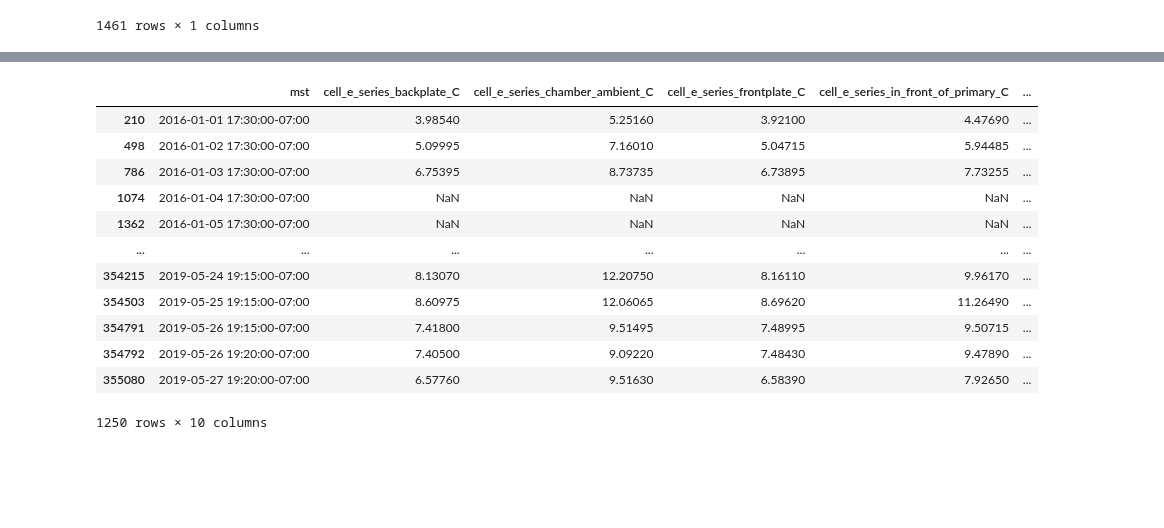
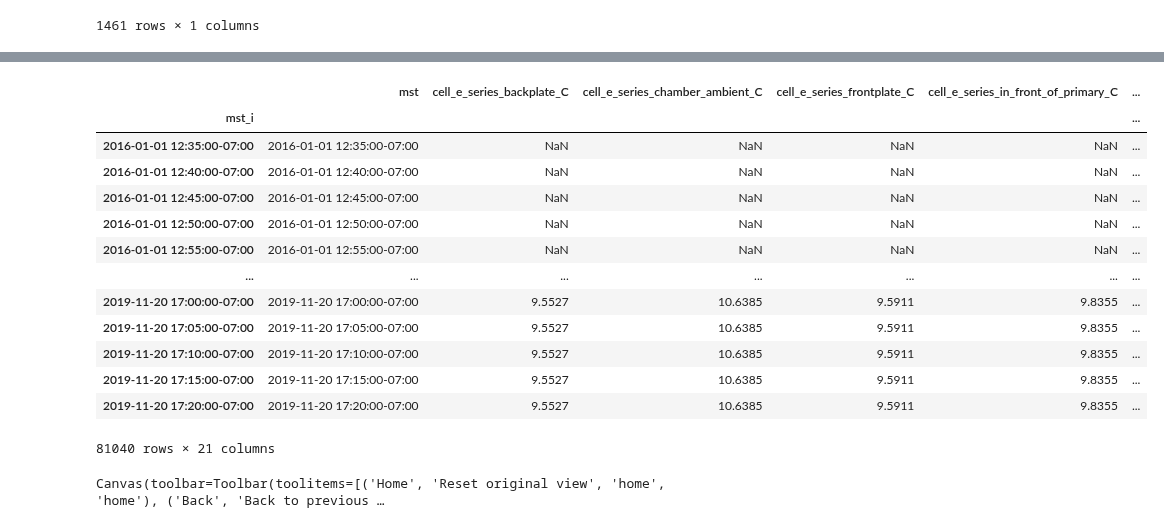
Before and after one commit to tepickering/HALcoll, a Jupyter notebook: notebooks/sunset_temp.ipynb, the cells around one changed output, grey strips where cells are left out. Drawn from its saved outputs; the diff is of its cells as text; code cells hidden in the pictures; blank space fills up the shorter version.

```diff
--- a/notebooks/sunset_temp.ipynb
+++ b/notebooks/sunset_temp.ipynb
@@ -141,16 +150,0 @@ sunset_temp_data
-# %%
-sunset_temp_data[sunset_temp_data['sunset_diff'] > pd.Timedelta('23 hours 55 minutes')]
-# %% [output]
-|  | mst | cell_e_series_backplate_C | cell_e_series_chamber_ambient_C | cell_e_series_frontplate_C | cell_e_series_in_front_of_primary_C | ... |
-| 210 | 2016-01-01 17:30:00-07:00 | 3.98540 | 5.25160 | 3.92100 | 4.47690 | ... |
-| 498 | 2016-01-02 17:30:00-07:00 | 5.09995 | 7.16010 | 5.04715 | 5.94485 | ... |
-| 786 | 2016-01-03 17:30:00-07:00 | 6.75395 | 8.73735 | 6.73895 | 7.73255 | ... |
-| 1074 | 2016-01-04 17:30:00-07:00 | NaN | NaN | NaN | NaN | ... |
-| 1362 | 2016-01-05 17:30:00-07:00 | NaN | NaN | NaN | NaN | ... |
-| ... | ... | ... | ... | ... | ... | ... |
-| 354215 | 2019-05-24 19:15:00-07:00 | 8.13070 | 12.20750 | 8.16110 | 9.96170 | ... |
-| 354503 | 2019-05-25 19:15:00-07:00 | 8.60975 | 12.06065 | 8.69620 | 11.26490 | ... |
-| 354791 | 2019-05-26 19:15:00-07:00 | 7.41800 | 9.51495 | 7.48995 | 9.50715 | ... |
-| 354792 | 2019-05-26 19:20:00-07:00 | 7.40500 | 9.09220 | 7.48430 | 9.47890 | ... |
-| 355080 | 2019-05-27 19:20:00-07:00 | 6.57760 | 9.51630 | 6.58390 | 7.92650 | ... |
-1250 rows × 10 columns
@@ -156,0 +154,23 @@ sunset_temp_data[sunset_temp_data['sunset_diff'] > pd.Timedelta('23 hours 55 min
+# %%
+st_trim
+# %% [output]
+|  | mst | cell_e_series_backplate_C | cell_e_series_chamber_ambient_C | cell_e_series_frontplate_C | cell_e_series_in_front_of_primary_C | ... |
+| mst_i |  |  |  |  |  | ... |
+| 2016-01-01 12:35:00-07:00 | 2016-01-01 12:35:00-07:00 | NaN | NaN | NaN | NaN | ... |
+| 2016-01-01 12:40:00-07:00 | 2016-01-01 12:40:00-07:00 | NaN | NaN | NaN | NaN | ... |
+| 2016-01-01 12:45:00-07:00 | 2016-01-01 12:45:00-07:00 | NaN | NaN | NaN | NaN | ... |
+| 2016-01-01 12:50:00-07:00 | 2016-01-01 12:50:00-07:00 | NaN | NaN | NaN | NaN | ... |
+| 2016-01-01 12:55:00-07:00 | 2016-01-01 12:55:00-07:00 | NaN | NaN | NaN | NaN | ... |
+| ... | ... | ... | ... | ... | ... | ... |
+| 2019-11-20 17:00:00-07:00 | 2019-11-20 17:00:00-07:00 | 9.5527 | 10.6385 | 9.5911 | 9.8355 | ... |
+| 2019-11-20 17:05:00-07:00 | 2019-11-20 17:05:00-07:00 | 9.5527 | 10.6385 | 9.5911 | 9.8355 | ... |
+| 2019-11-20 17:10:00-07:00 | 2019-11-20 17:10:00-07:00 | 9.5527 | 10.6385 | 9.5911 | 9.8355 | ... |
+| 2019-11-20 17:15:00-07:00 | 2019-11-20 17:15:00-07:00 | 9.5527 | 10.6385 | 9.5911 | 9.8355 | ... |
+| 2019-11-20 17:20:00-07:00 | 2019-11-20 17:20:00-07:00 | 9.5527 | 10.6385 | 9.5911 | 9.8355 | ... |
+81040 rows × 21 columns
+# %%
+plt.close('all')
+plt.scatter(st_trim['hrs_to_sunset'], st_trim['temptrax_outside'])
+plt.show()
+# %% [output]
+Canvas(toolbar=Toolbar(toolitems=[('Home', 'Reset original view', 'home', 'home'), ('Back', 'Back to previous …
```
Also changed, not shown: parts of 12 cells of this notebook, 4 other files.
